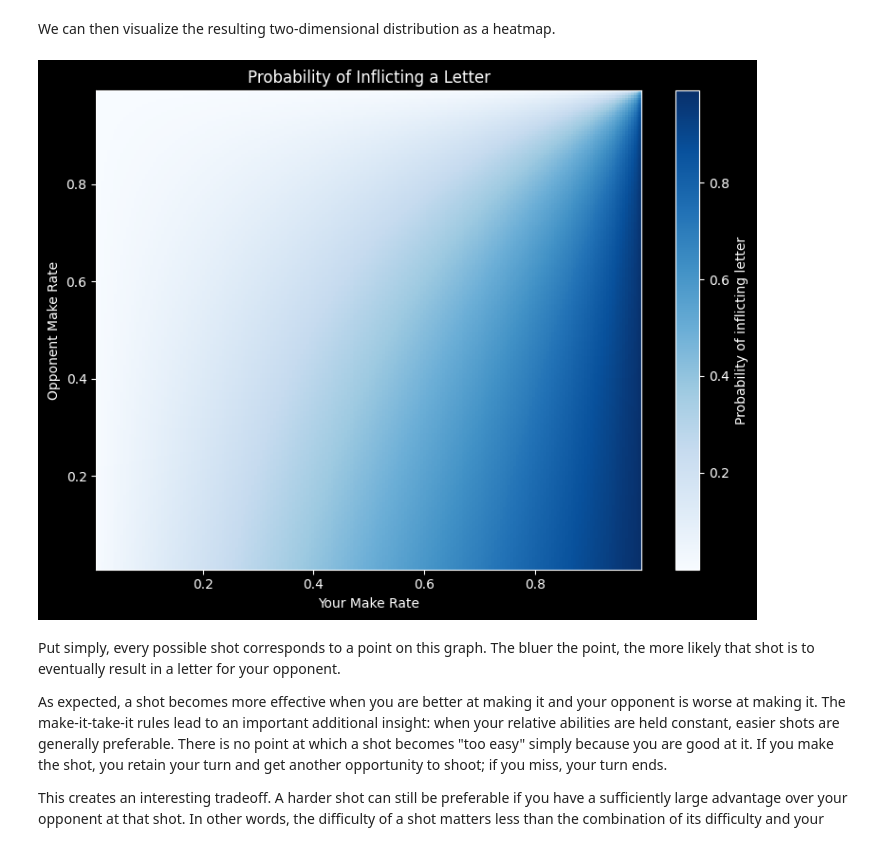
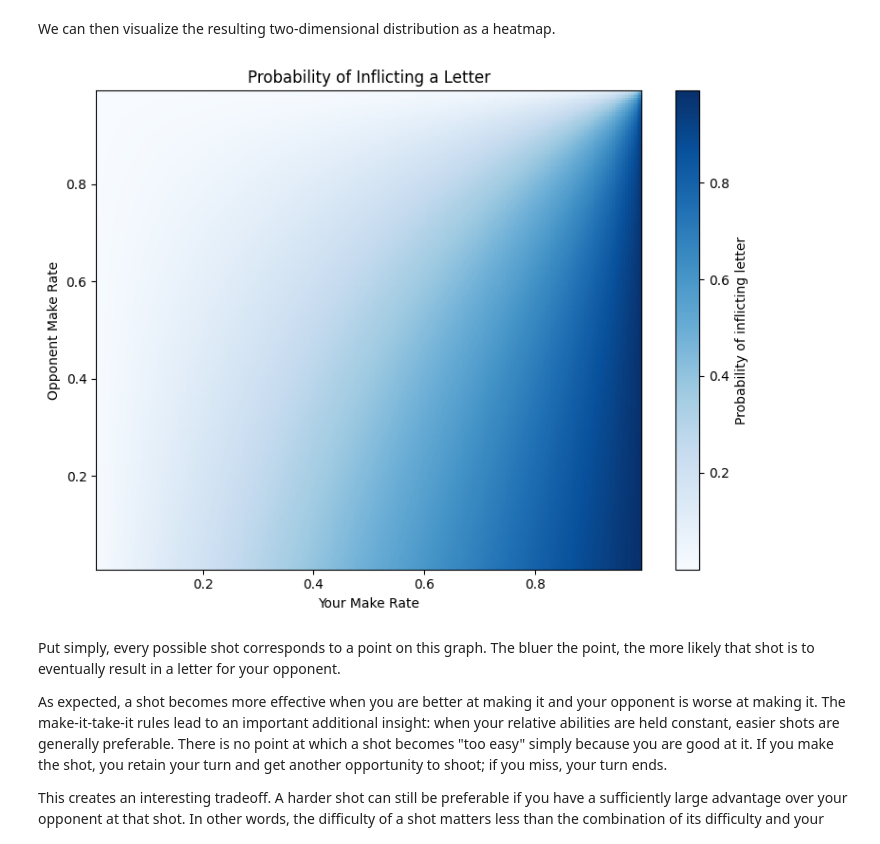
Before and after one commit to SamFarhi/horse-bayesian-strategy, a Jupyter notebook: HORSE.ipynb, the cells around one changed output. Cells and saved outputs as stored; diff of their text form; code cells hidden in the pictures.

```diff
--- a/HORSE.ipynb
+++ b/HORSE.ipynb
@@ -65,21 +65,23 @@ probability_df = pd.DataFrame(prob_give_letter_array, index=make_qs, columns=mak
 We can then visualize the resulting two-dimensional distribution as a heatmap.
 # %%
 import matplotlib.pyplot as plt
+
+plt.style.use("default")
 
 # Visualize probability across the parameter space
 plt.figure(figsize=(8, 6))
 plt.pcolormesh(
     probability_df.columns, probability_df.index, probability_df,
      cmap='Blues'
 )
 plt.xlabel('Your Make Rate')
 plt.ylabel('Opponent Make Rate')
 plt.colorbar(label='Probability of inflicting letter')
 plt.title('Probability of Inflicting a Letter')
 plt.tight_layout()
 plt.show()
 # %% [output]
-[figure, old version]
+[figure, new version]
 # %% [markdown]
 Put simply, every possible shot corresponds to a point on this graph. The bluer the point, the more likely that shot is to eventually result in a letter for your opponent.
 
```
Also changed, not shown: parts of 25 cells of this notebook.
